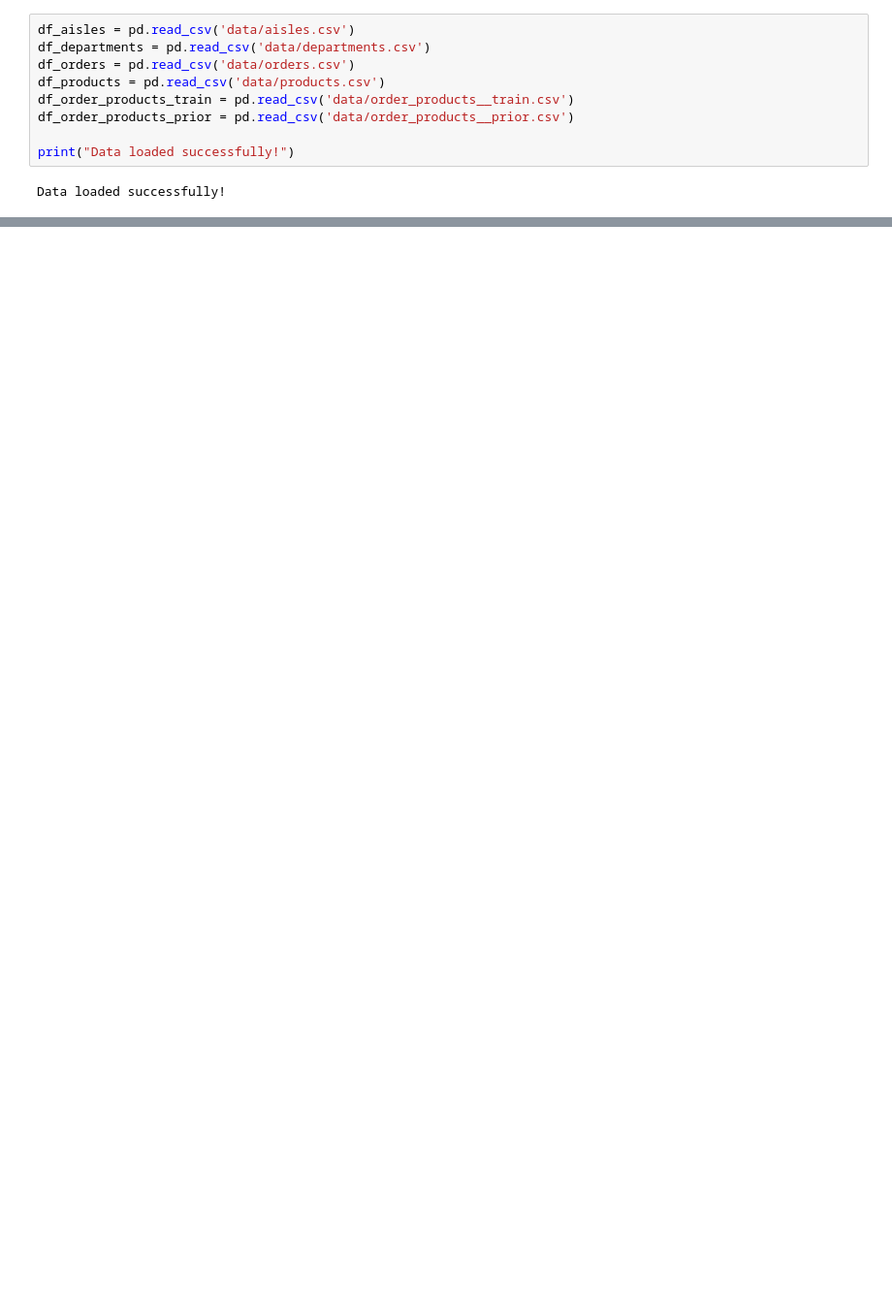
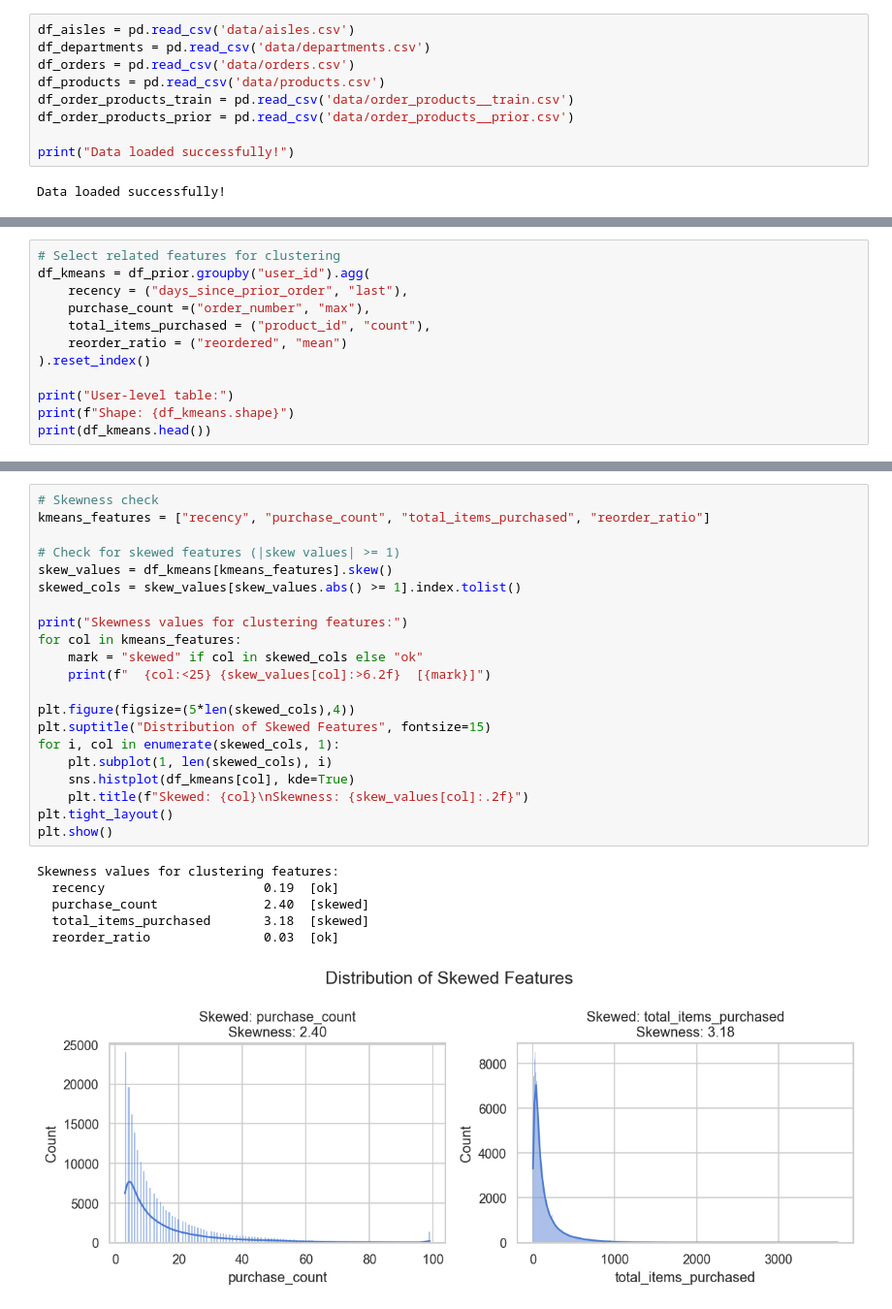
Before and after one commit to nivalix/instacart-customer-behaviour-analysis, a Jupyter notebook: customer_behaviour_analysis.ipynb, the cells around one changed output, grey strips where cells are left out. Shown at 97% size. Cells and saved outputs as stored; diff of their text form; blank space fills up the shorter version.

```diff
--- a/customer_behaviour_analysis.ipynb
+++ b/customer_behaviour_analysis.ipynb
@@ -338,0 +357,12 @@ As a recommendation, I suggest ensuring stocks are available for the products in
+# %%
+# Select related features for clustering
+df_kmeans = df_prior.groupby("user_id").agg(
+    recency = ("days_since_prior_order", "last"),
+    purchase_count =("order_number", "max"),
+    total_items_purchased = ("product_id", "count"),
+    reorder_ratio = ("reordered", "mean")
+).reset_index()
+
+print("User-level table:")
+print(f"Shape: {df_kmeans.shape}")
+print(df_kmeans.head())
@@ -338,0 +385,28 @@ As a recommendation, I suggest ensuring stocks are available for the products in
+# %%
+# Skewness check
+kmeans_features = ["recency", "purchase_count", "total_items_purchased", "reorder_ratio"]
+
+# Check for skewed features (|skew values| >= 1)
+skew_values = df_kmeans[kmeans_features].skew()
+skewed_cols = skew_values[skew_values.abs() >= 1].index.tolist()
+
+print("Skewness values for clustering features:")
+for col in kmeans_features:
+    mark = "skewed" if col in skewed_cols else "ok"
+    print(f"  {col:<25} {skew_values[col]:>6.2f}  [{mark}]")
+
+plt.figure(figsize=(5*len(skewed_cols),4))
+plt.suptitle("Distribution of Skewed Features", fontsize=15)
+for i, col in enumerate(skewed_cols, 1):
+    plt.subplot(1, len(skewed_cols), i)
+    sns.histplot(df_kmeans[col], kde=True)
+    plt.title(f"Skewed: {col}\nSkewness: {skew_values[col]:.2f}")
+plt.tight_layout()
+plt.show()
+# %% [output]
+Skewness values for clustering features:
+  recency                     0.19  [ok]
+  purchase_count              2.40  [skewed]
+  total_items_purchased       3.18  [skewed]
+  reorder_ratio               0.03  [ok]
+[figure, added]
```
Also changed, not shown: parts of 45 cells of this notebook, 1 other file.
